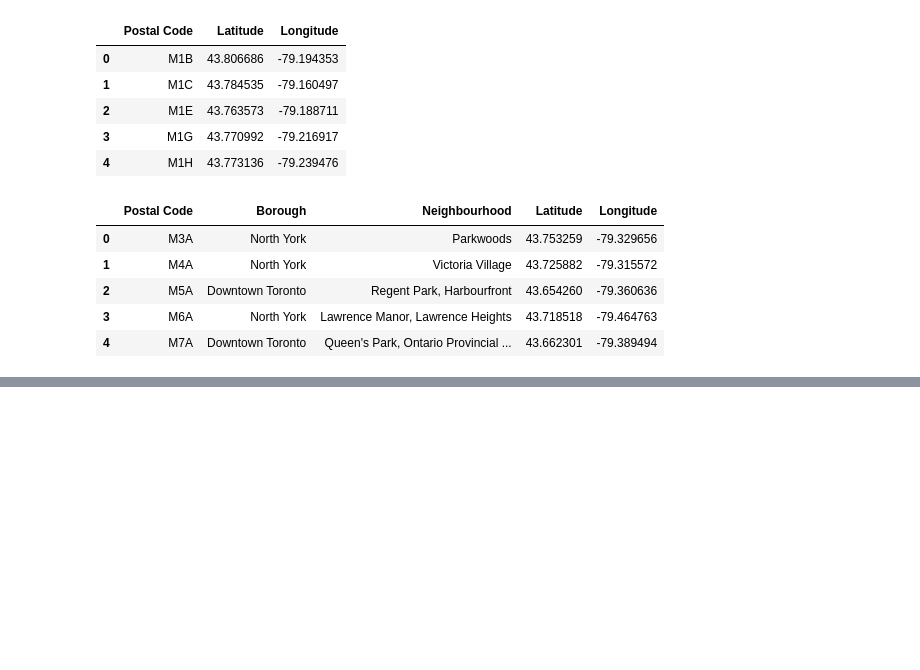
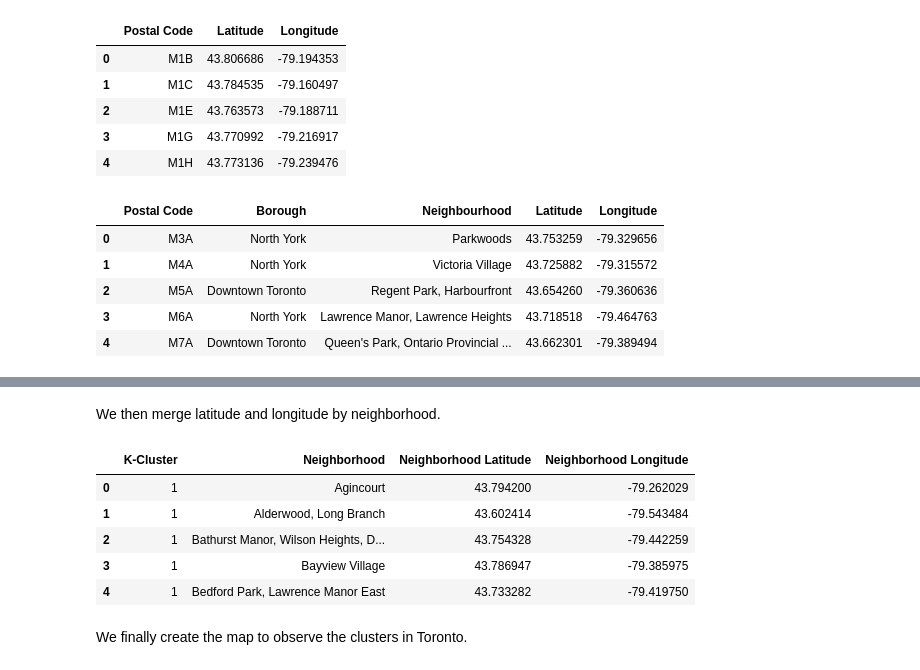
Before and after one commit to hheimpel/Coursera_Capstone, a Jupyter notebook: Segmenting_and_Clustering_Toronto.ipynb, the cells around one changed output, grey strips where cells are left out. Drawn from its saved outputs; the diff is of its cells as text; code cells hidden in the pictures; blank space fills up the shorter version.

```diff
--- a/Segmenting_and_Clustering_Toronto.ipynb
+++ b/Segmenting_and_Clustering_Toronto.ipynb
@@ -77,0 +224,18 @@ toronto_lat_lon.head()
+# %% [markdown]
+We then merge latitude and longitude by neighborhood.
+# %%
+toronto_grouped_lat_lon = toronto_venues.groupby('Neighborhood').mean().reset_index()
+toronto_grouped_lat_lon = toronto_grouped_lat_lon[['Neighborhood','Neighborhood Latitude', 'Neighborhood Longitude']]
+toronto_kcluster=toronto_grouped.merge(toronto_grouped_lat_lon,how='left',on='Neighborhood')
+
+final_DF=toronto_kcluster[['K-Cluster','Neighborhood','Neighborhood Latitude', 'Neighborhood Longitude']]
+final_DF.head()
+# %% [output]
+|  | K-Cluster | Neighborhood | Neighborhood Latitude | Neighborhood Longitude |
+| 0 | 1 | Agincourt | 43.794200 | -79.262029 |
+| 1 | 1 | Alderwood, Long Branch | 43.602414 | -79.543484 |
+| 2 | 1 | Bathurst Manor, Wilson Heights, D... | 43.754328 | -79.442259 |
+| 3 | 1 | Bayview Village | 43.786947 | -79.385975 |
+| 4 | 1 | Bedford Park, Lawrence Manor East | 43.733282 | -79.419750 |
+# %% [markdown]
+We finally create the map to observe the clusters in Toronto.
```
Also changed, not shown: parts of 15 cells of this notebook.
